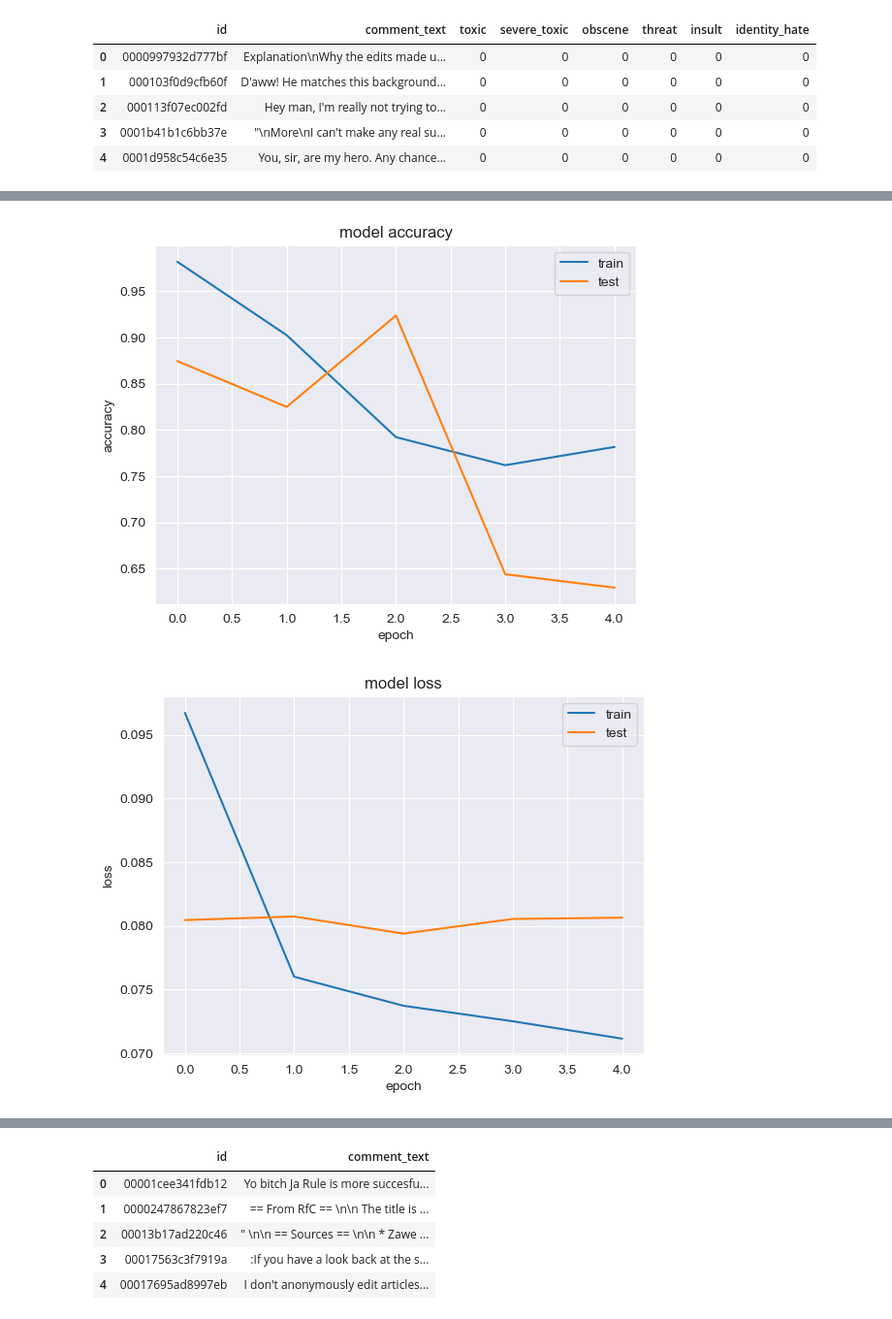
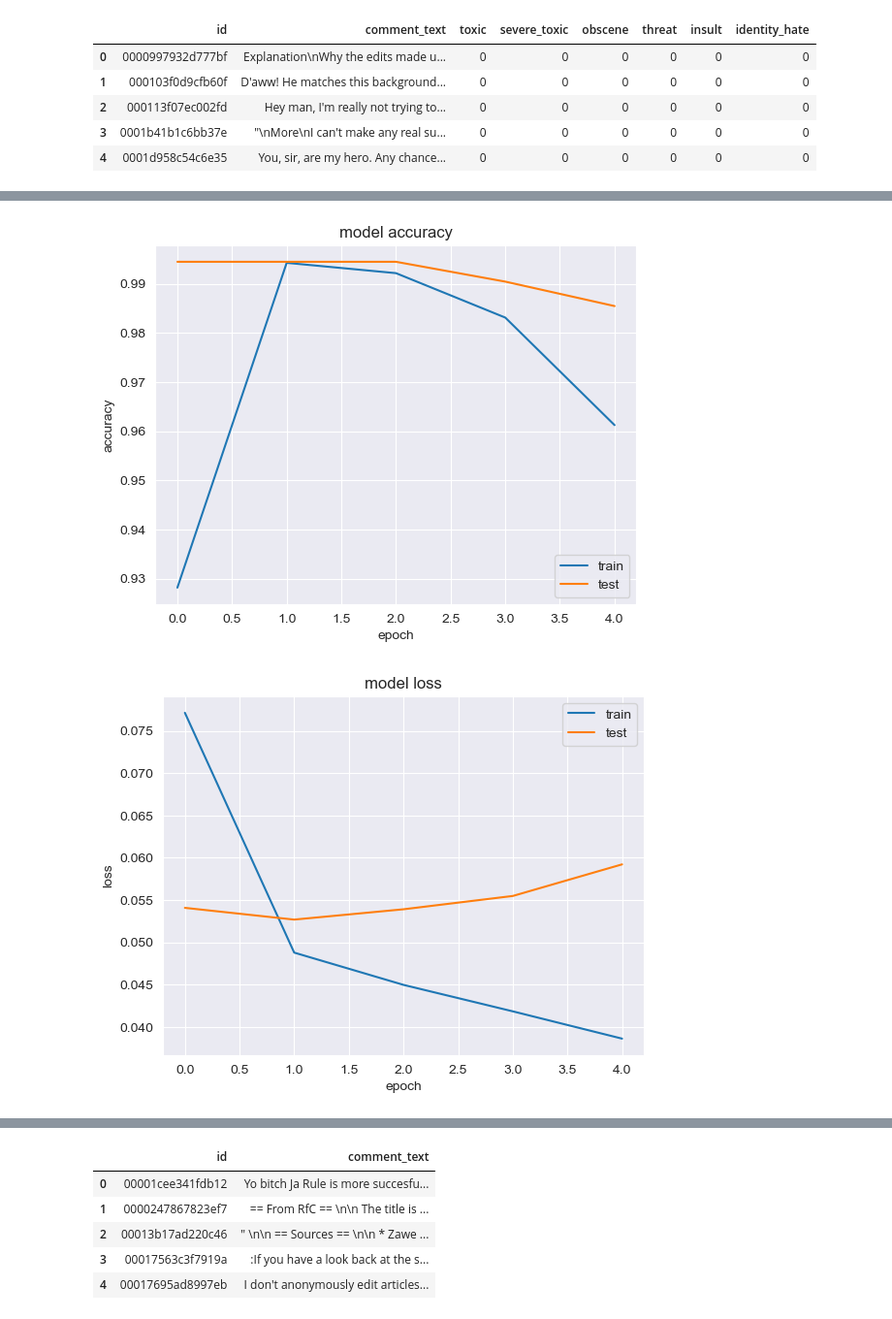
Before and after one commit to Paulrbo/Toxic_Comment_Classification, a Jupyter notebook: nieme_train.ipynb, the cells around one changed output, grey strips where cells are left out. Shown: that part at 97% size. Cells and saved outputs as stored; diff of their text form; code cells hidden in the pictures.

```diff
--- a/nieme_train.ipynb
+++ b/nieme_train.ipynb
@@ -37,11 +37,22 @@ X_train, X_test, y_train, y_test = train_test_split(data, df.iloc[:,2:], test_si
 #building the model
 from keras.models import Sequential
 from keras.layers import Flatten, Dense, Embedding
+from keras.layers import Conv1D
+from keras.layers import GlobalMaxPooling1D
+
+#model = Sequential()
+#model.add(Embedding(10000, 8, input_length=maxlen))
+#model.add(Flatten())
+#model.add(Dense(6, activation='sigmoid'))
+#model.compile(optimizer='rmsprop', loss='binary_crossentropy', metrics=['acc'])
+#model.summary()
 
 model = Sequential()
 model.add(Embedding(10000, 8, input_length=maxlen))
-model.add(Flatten())
+model.add(Conv1D(128, 5, activation='relu'))
+model.add(GlobalMaxPooling1D())
+model.add(Dense(10, activation='relu'))
 model.add(Dense(6, activation='sigmoid'))
-model.compile(optimizer='rmsprop', loss='binary_crossentropy', metrics=['acc'])
+model.compile(optimizer='adam', loss='binary_crossentropy', metrics=['accuracy'])
 model.summary()
 # %% [output]
@@ -80,14 +96,14 @@ Epoch 5/5
 # %%
 #plotting the accuracy
-plt.plot(history.history['acc'])
-plt.plot(history.history['val_acc'])
+plt.plot(history.history['accuracy'])
+plt.plot(history.history['val_accuracy'])
 plt.title('model accuracy')
 plt.ylabel('accuracy')
 plt.xlabel('epoch')
 plt.legend(['train', 'test'])
 plt.show()
 # %% [output]
-[figure, old version]
+[figure, new version]
 # %%
 #plotting the loss
 plt.plot(history.history['loss'])
@@ -98,7 +114,7 @@ plt.xlabel('epoch')
 plt.legend(['train', 'test'])
 plt.show()
 # %% [output]
-[figure, old version]
+[figure, new version]
 # %%
 #evaluating the model
 model.evaluate(X_test, y_test)
```
Also changed, not shown: parts of 5 cells of this notebook, 3 other files.
